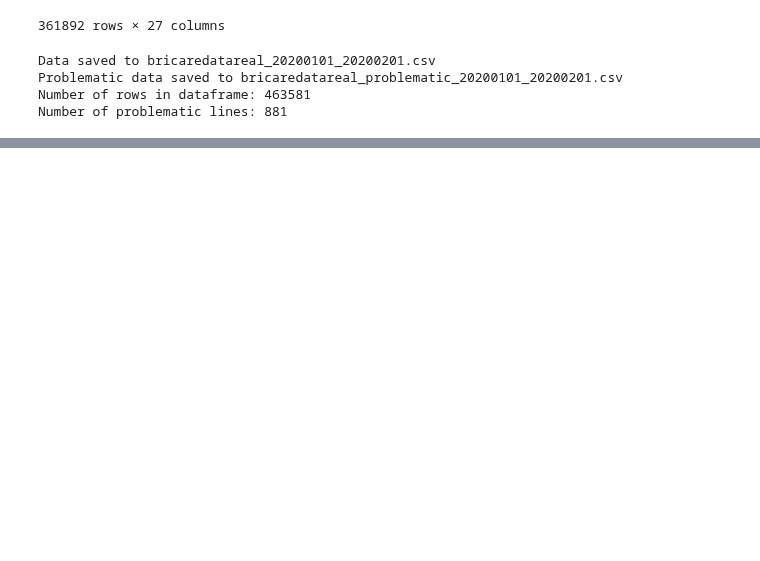
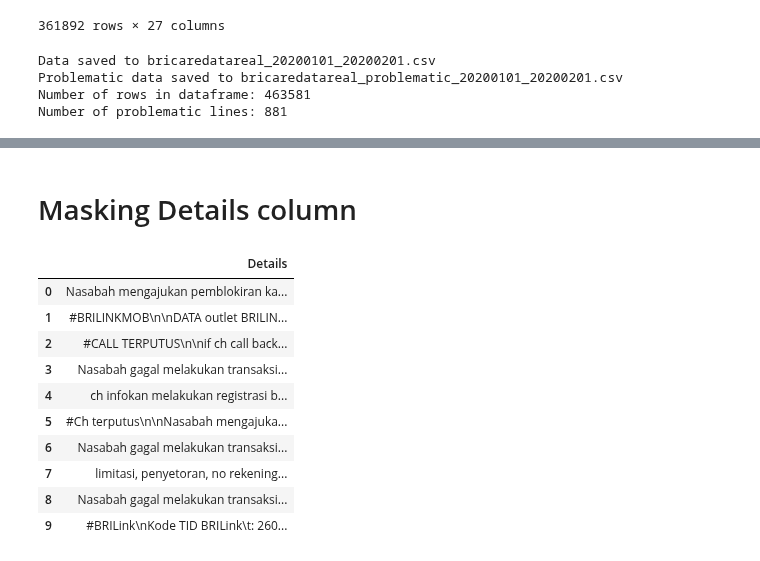
Before and after one commit to masterA88/dataquality2-new, a Jupyter notebook: cleansing3.ipynb, the cells around one changed output, grey strips where cells are left out. Cells and saved outputs as stored; diff of their text form; code cells hidden in the pictures; blank space fills up the shorter version.

```diff
--- a/cleansing3.ipynb
+++ b/cleansing3.ipynb
@@ -890,0 +987,54 @@ download_files(file_ids, destination_folder)
+# %% [markdown]
+# Masking Details column
+# %%
+import pandas as pd
+from faker import Faker
+
+# Initialize Faker
+fake = Faker('id_ID')
+
+def generate_nik():
+    return f'{fake.random_number(digits=16)}'
+
+def mask_detail(detail):
+    lines = detail.split('\n')
+    masked_lines = []
+    for line in lines:
+        if 'Kode Cabang' in line:
+            line = f'Kode Cabang          : {fake.random_number(digits=4)}'
+        elif 'No Kartu' in line:
+            line = f'No Kartu             : {fake.credit_card_number()}'
+        elif 'No Rekening' in line:
+            line = f'No Rekening          : {fake.bban()}'
+        elif 'Nama' in line:
+            line = f'Nama                 : {fake.name()}'
+        elif 'No ID' in line:
+            line = f'No ID                : {generate_nik()}'
+        masked_lines.append(line)
+    return '\n'.join(masked_lines)
+
+# Load the CSV file
+path = 'D:\dataquality\details4uat.csv'
+df = pd.read_csv(path)
+
+# Mask the Details column
+df['Details'] = df['Details'].apply(mask_detail)
+
+# Save the updated DataFrame to a new CSV file
+output_file = 'D:\dataquality\details_4_uat.csv'
+df.to_csv(output_file, index=False)
+
+# print(f'Masked data saved to {output_file}')
+df
+# %% [output]
+|  | Details |
+| 0 | Nasabah mengajukan pemblokiran ka... |
+| 1 | #BRILINKMOB\n\nDATA outlet BRILIN... |
+| 2 | #CALL TERPUTUS\n\nif ch call back... |
+| 3 | Nasabah gagal melakukan transaksi... |
+| 4 | ch infokan melakukan registrasi b... |
+| 5 | #Ch terputus\n\nNasabah mengajuka... |
+| 6 | Nasabah gagal melakukan transaksi... |
+| 7 | limitasi, penyetoran, no rekening... |
+| 8 | Nasabah gagal melakukan transaksi... |
+| 9 | #BRILink\nKode TID BRILink\t: 260... |
```
Also changed, not shown: parts of 2 cells of this notebook.
